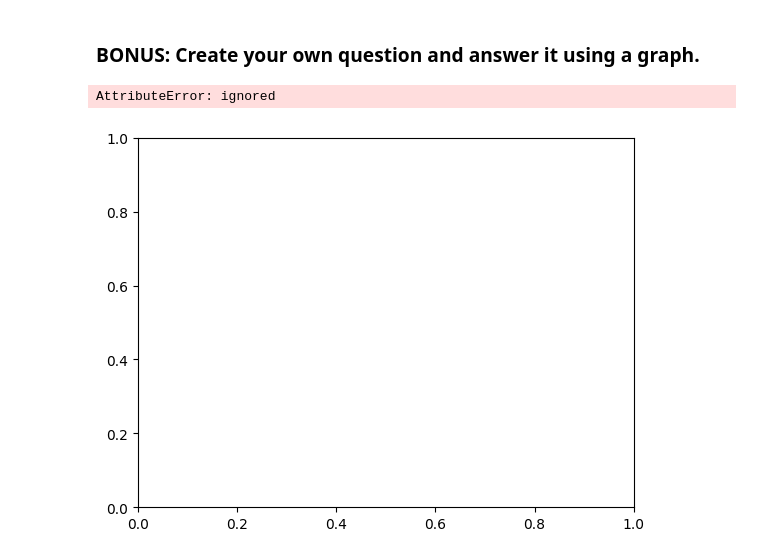
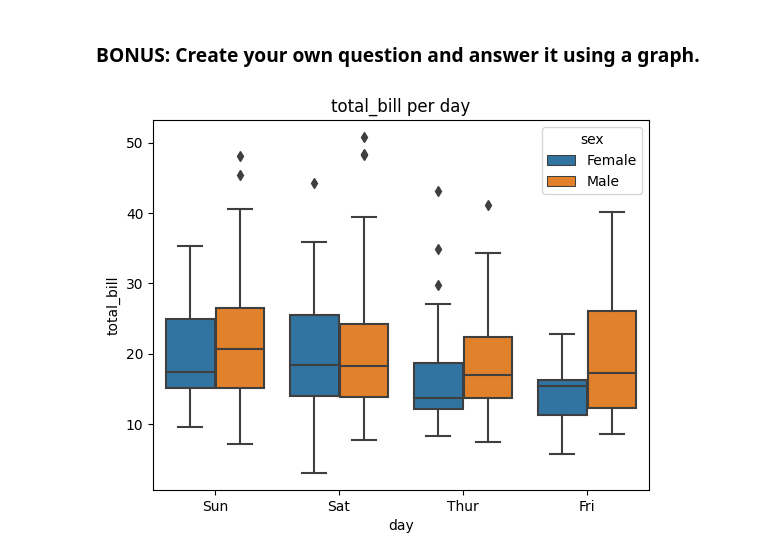
Before and after one commit to dinooooooi/dinooooi, a Jupyter notebook: 3주차월과제.ipynb, the cells around one changed output. Drawn from its saved outputs; the diff is of its cells as text; code cells hidden in the pictures.

```diff
--- a/3주차월과제.ipynb
+++ b/3주차월과제.ipynb
@@ -155,12 +155,11 @@ plt.show()
 [figure]
 # %% [markdown]
 ### BONUS: Create your own question and answer it using a graph.
-# %%
-fig, ax = plt.subplots()
-scatter = ax.scatterplot(tips_df["total_bill"], tips_df["Female"])
-ax.xlabel("Total Bill")
-ax.ylabel("Female")
-ax.legend(title="Total Bill for Sex")
-# %% [output]
-AttributeError: ignored
-[figure, removed]
+# %%
+sns.boxplot(x="day", y="total_bill", hue="sex", data=tips)
+plt.xlabel("day")
+plt.ylabel("total_bill")
+plt.title("total_bill per day")
+plt.show()
+# %% [output]
+[figure, added]
```
